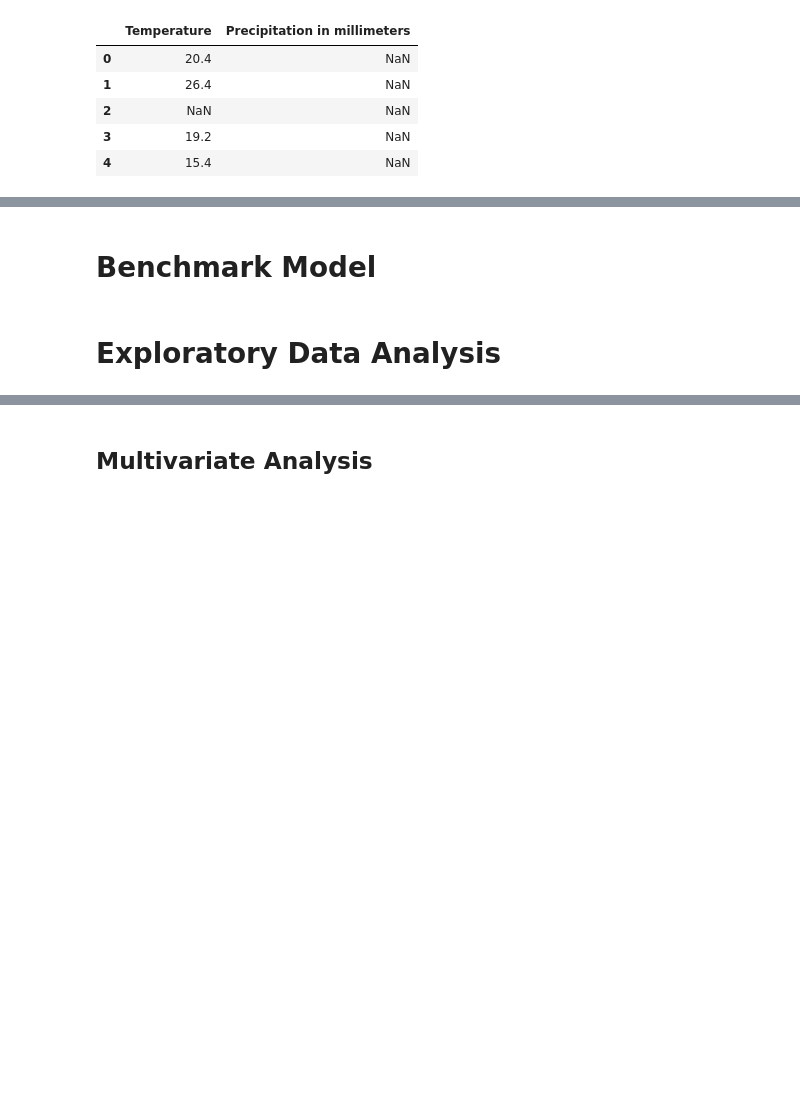
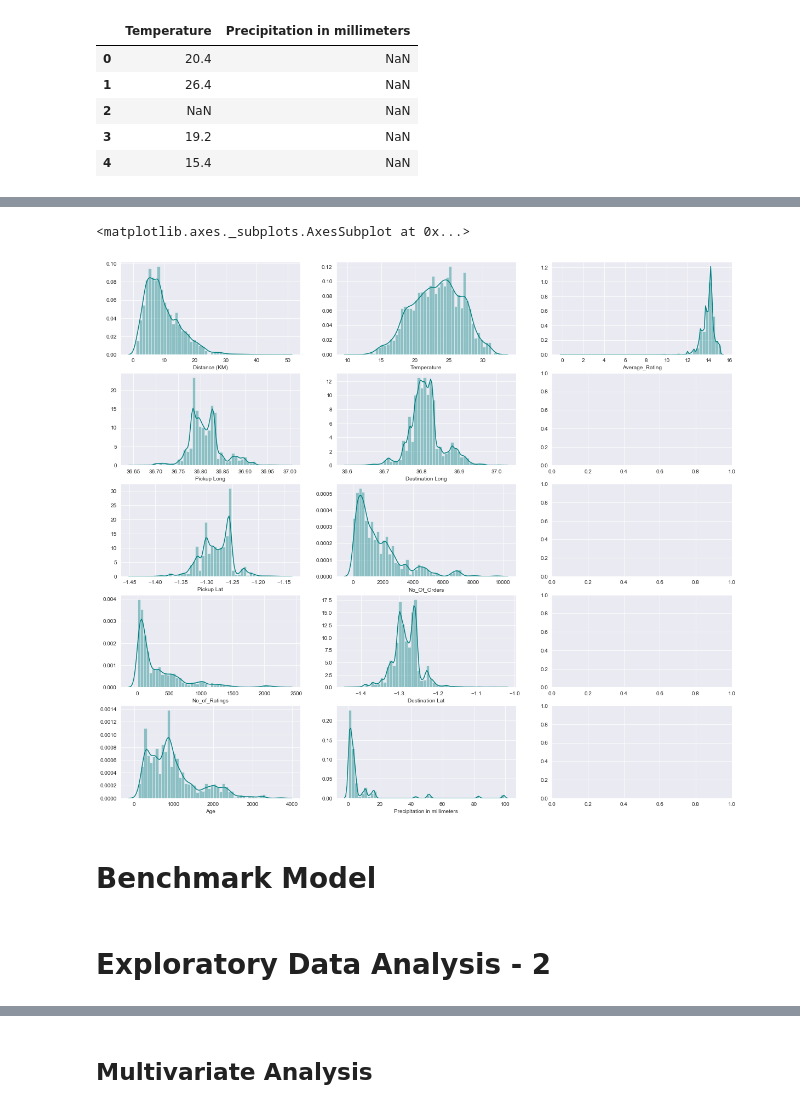
Before and after one commit to Explore-AI/regression-predict-api-template, a Jupyter notebook: predict deliverable/predict_titus.ipynb, the cells around one changed output, grey strips where cells are left out. Saved outputs shown, nothing was run; the diff lists cells and outputs as text; code cells hidden in the pictures; blank space fills up the shorter version.

```diff
--- a/predict deliverable/predict_titus.ipynb
+++ b/predict deliverable/predict_titus.ipynb
@@ -323,0 +351,41 @@ By now, we should so much more familiar with the data. GOOD! The next step is to
+# %%
+# plot barchars for categorical features - Lookout for too many levels that can be grouped together
+def generateMultiDist(df, variables, nrows, ncols, length, width):
+
+    rows = range(0, nrows)
+    columns = range(0, ncols)
+    axis_position = list()
+
+    for i,j in enumerate(rows):
+        axis_position.append((i, j))
+
+    for x in itertools.permutations(rows, len(columns)):
+        axis_position.append(x[0:2])
+    axis_position = pd.Series(axis_position).drop_duplicates().sort_values().to_list()
+
+    var_axes = {variable: list(ax) for variable, ax in zip(variables, axis_position)}
+
+    fig, axes = plt.subplots(nrows, ncols, figsize = (width, length))
+    for variable, ax in var_axes.items():
+
+        x = ax[1]
+        y = ax[0]
+
+        multiDist = sns.distplot(
+                        df[variable],
+                        color = "teal",
+                        ax = axes[x, y]
+                    )
+    return multiDist
+# %%
+generateMultiDist(
+    df = train_data,
+    variables = numeric_vars,
+    nrows = 5,
+    ncols = 3,
+    length = 18,
+    width = 20
+)
+# %% [output]
+<matplotlib.axes._subplots.AxesSubplot at 0x...>
+[figure, added]
@@ -328,4 +398,4 @@ By now, we should so much more familiar with the data. GOOD! The next step is to
 # %%
 # fit model and cross validate perfomance
 # %% [markdown]
-# Exploratory Data Analysis
+# Exploratory Data Analysis - 2
```
Also changed, not shown: parts of 17 cells of this notebook.
